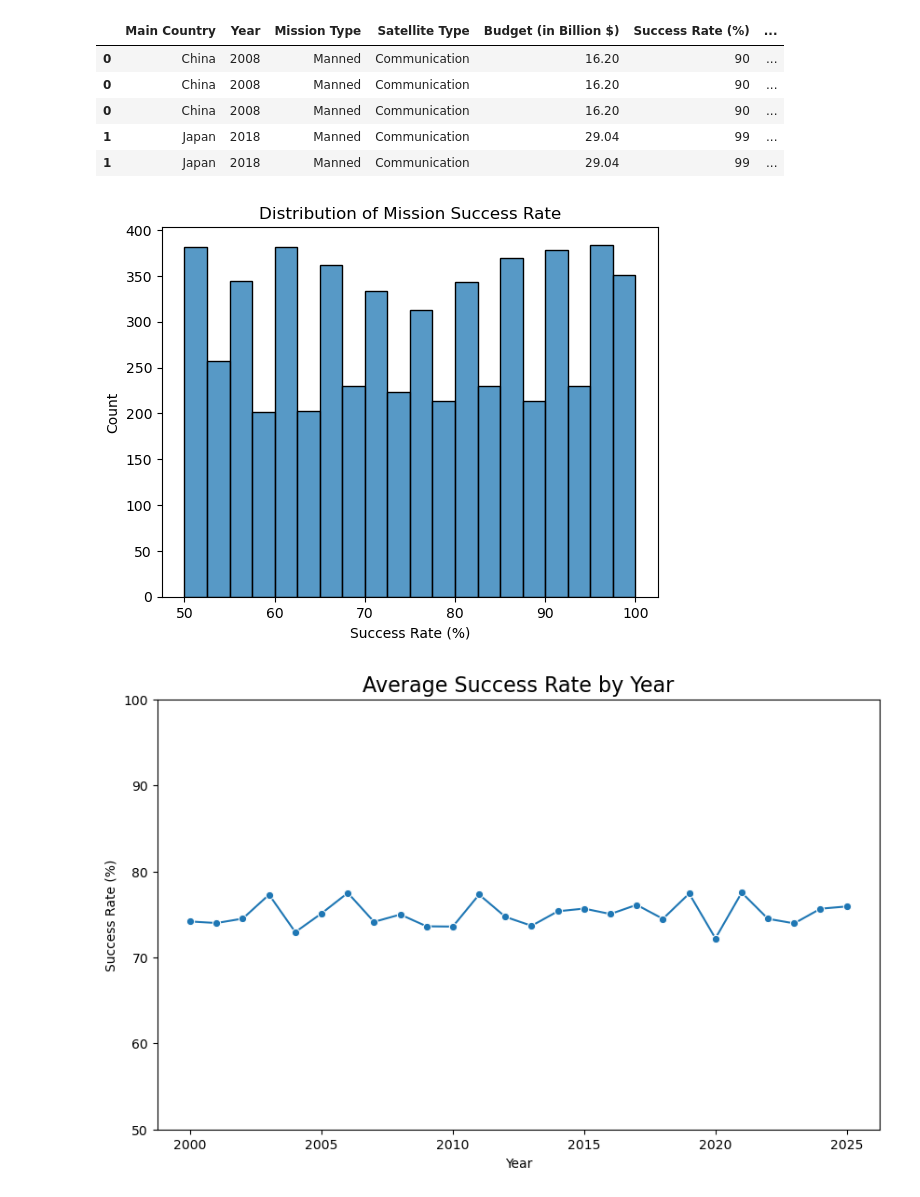
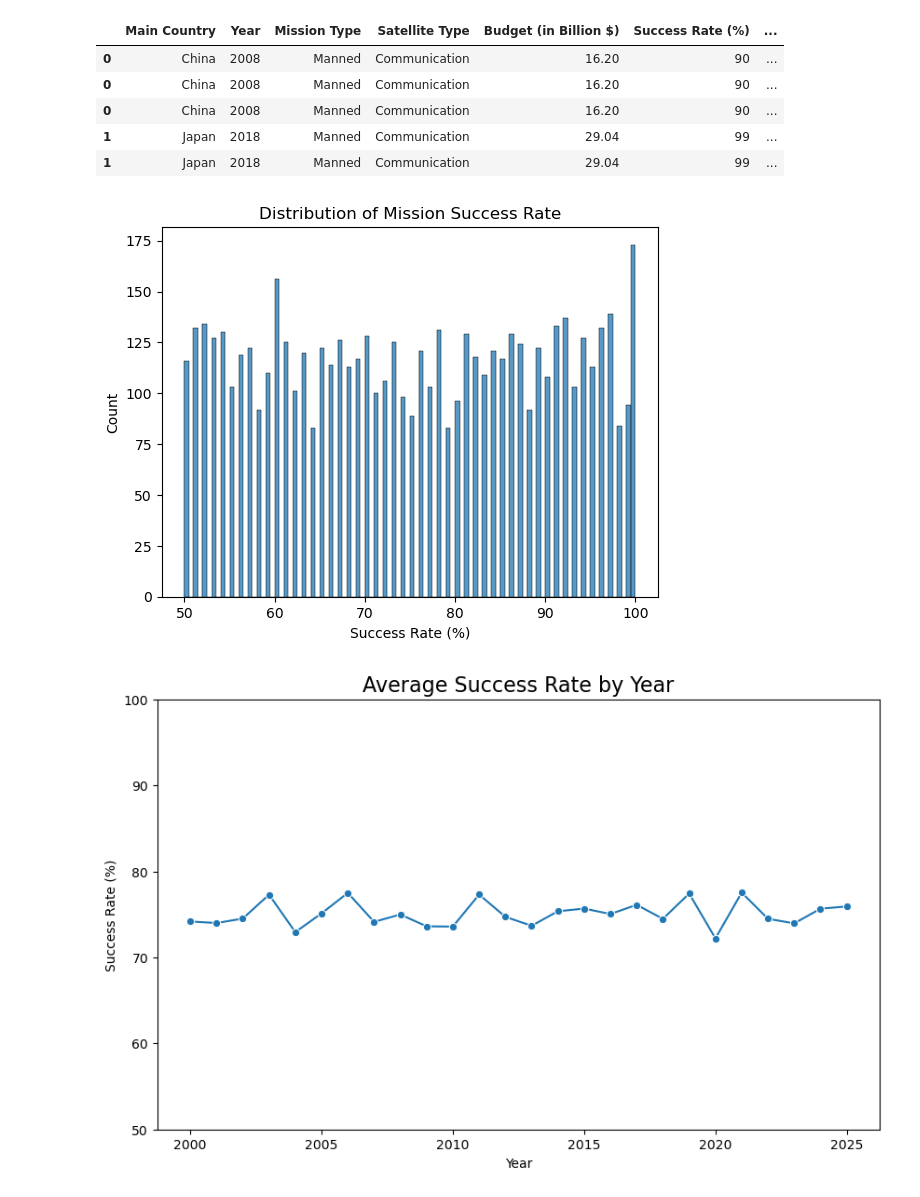
Before and after one commit to BigVictorFans/CU5PROJECTDANISH, a Jupyter notebook: notebook.ipynb, the cells around one changed output. Drawn from its saved outputs; the diff is of its cells as text; code cells hidden in the pictures.

```diff
--- a/notebook.ipynb
+++ b/notebook.ipynb
@@ -170,11 +170,11 @@ df.head()
 # %%
 df_encoded = pd.get_dummies(df, columns=['Main Country', 'Collaborating Country', 'Mission Type','Satellite Type', 'Technology Used', 'Environmental Impact', 'Collaborating Country', 'Budget Category'])
 # %%
-sns.histplot(df['Success Rate (%)'], bins=20)
+sns.histplot(df['Success Rate (%)'], bins=100)
 plt.title('Distribution of Mission Success Rate')
 plt.show()
 # %% [output]
-[figure, old version]
+[figure, new version]
 # %%
 avg_success_year = df.groupby('Year')['Success Rate (%)'].mean().reset_index()
 # %%
```
Also changed, not shown: parts of 6 cells of this notebook.
